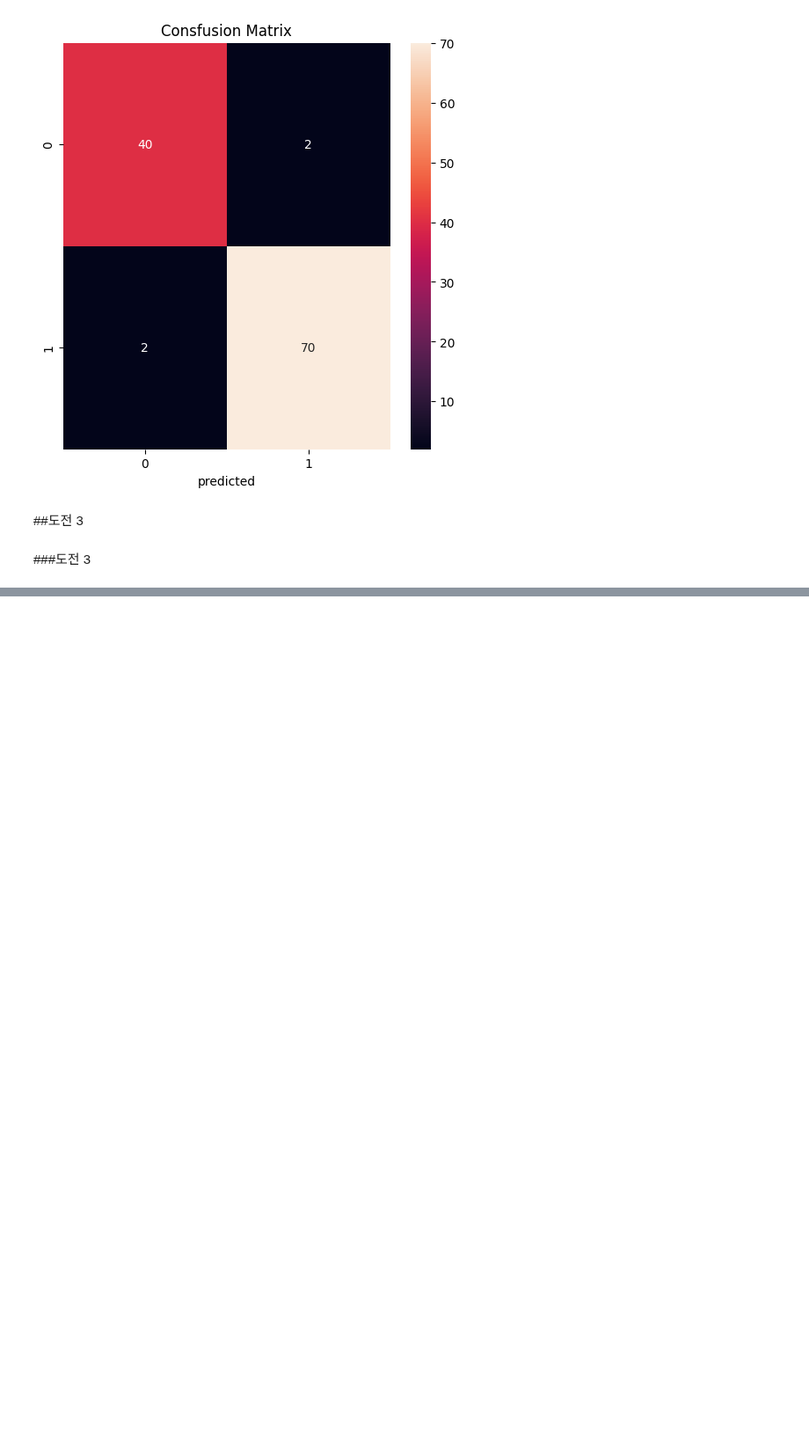
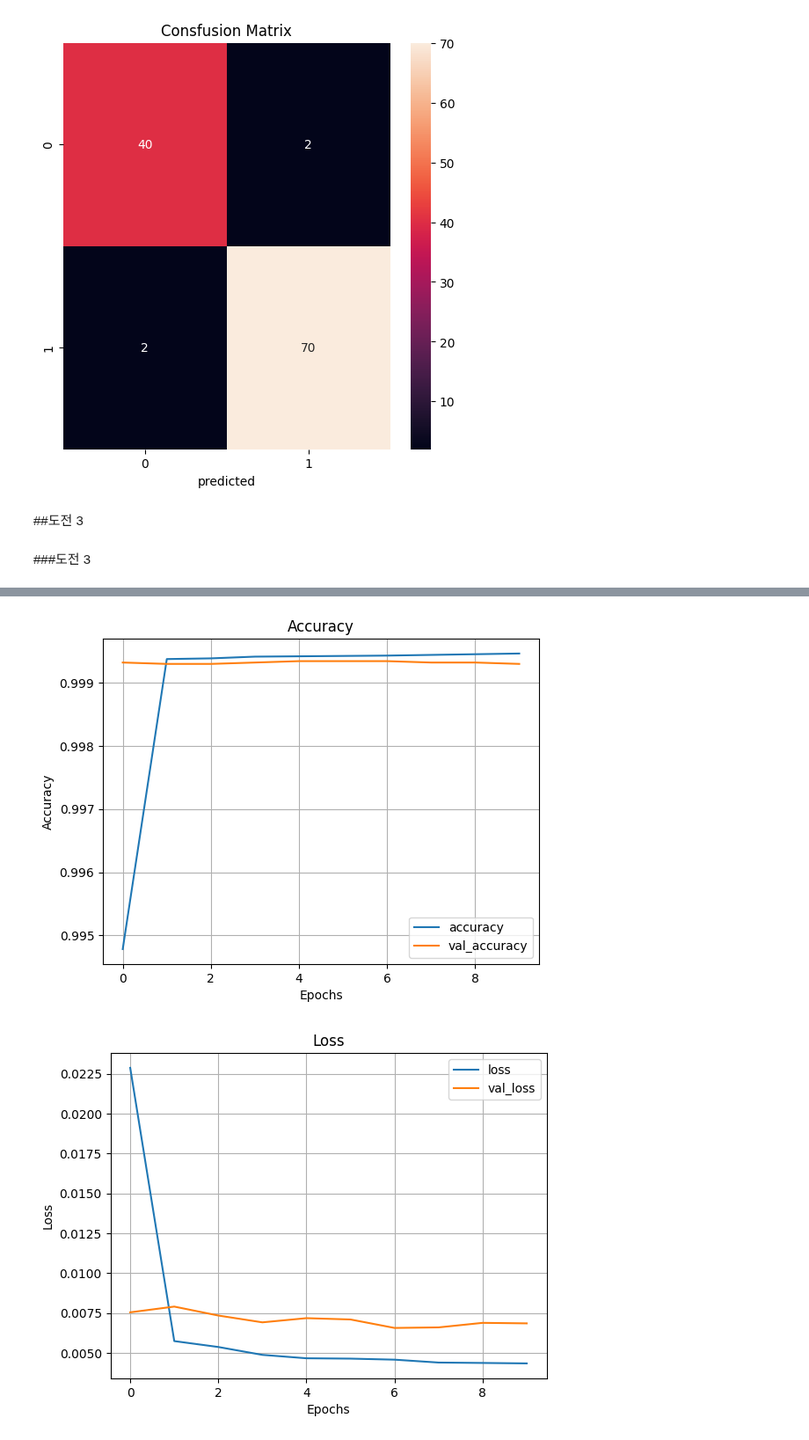
Before and after one commit to ch21an/my-first-repository, a Jupyter notebook: Activation_Loss_Optimizer.ipynb, the cells around one changed output, grey strips where cells are left out. Shown at 88% size. Cells and saved outputs as stored; diff of their text form; code cells hidden in the pictures; blank space fills up the shorter version.

```diff
--- a/Activation_Loss_Optimizer.ipynb
+++ b/Activation_Loss_Optimizer.ipynb
@@ -969,2 +1044,3 @@ ValueError: Found input variables with inconsistent numbers of samples: [227845,
 # %%
 # 모델 학습 - epoch, 검증데이터 넣기
+hist1=model1.fit(X_train, y_train, epochs=10, validation_data=(X_validation,y_validation))
@@ -972,0 +1068,68 @@ ValueError: Found input variables with inconsistent numbers of samples: [227845,
+# %%
+# 모델 평가 - accuracy, recall, loss, precision 그래프 모두 그리기 + 혼동행렬
+
+## 모델 평가 - test 데이터
+
+model1.evaluate(X_test, y_test)
+
+import matplotlib.pyplot as plt
+## accuracy 그래프
+plt.title('Accuracy')
+plt.plot(hist1.history['accuracy'],label='accuracy')
+plt.plot(hist1.history['val_accuracy'], label='val_accuracy')
+plt.xlabel('Epochs')
+plt.ylabel('Accuracy')
+plt.grid()
+plt.legend(loc='best') #이렇게 하던가, 아니면 legend()라고만 쓰면 됨. ->legend('best')로 쓰면 best 알파벳 하나하나를 라벨이름으로 인식함
+
+plt.show()
+
+## loss 그래프
+plt.title('Loss')
+plt.plot(hist1.history['loss'],label='loss')
+plt.plot(hist1.history['val_loss'], label='val_loss')
+plt.xlabel('Epochs')
+plt.ylabel('Loss')
+plt.grid()
+plt.legend(loc='best')
+
+plt.show()
+
+## recall 그래프
+plt.title('Recall')
+plt.plot(hist1.history['recall'],label='recall')
+plt.plot(hist1.history['val_recall'], label='val_recall')
+plt.plot(hist1.history['rcall_fraud'], label='recall_fraud') #여기도 하나더 추가
+plt.xlabel('Epochs')
+plt.ylabel('Recall')
+plt.grid()
+plt.legend(loc='best')
+
+plt.show()
+
+## precision 그래프
+plt.title('Precision')
+plt.plot(hist1.history['precision'],label='precision')
+plt.plot(hist1.history['val_precision'], label='val_precision')
+plt.xlabel('Epochs')
+plt.ylabel('Precision')
+plt.grid()
+plt.legend(loc='best')
+
+plt.show()
+
+## 혼동행렬
+from sklearn.metrics import confusion_matrix
+import seaborn as sns
+
+predicted_value=model1.predict(X_test)
+cm=confusion_matrix(np.argmax(y_test,axis=-1),np.argmax(predicted_value,axis=-1)) # 처음에 축 방향 안씀.
+
+# 하나의 데이터마다 출력으로 하나의 배열이 나와서, 여러 데이터의 출력을 모으면 2차원 행렬처럼 나옴.
+#딥러닝에서는 출력으로 배열이 합쳐진 행렬처럼 나올때, (데이터 개수[행], 클래스 개수[열])로 표현.
+# 모델의 출력값으로 나오는 배열과 모델의 처음 데이터에 있는 정답 배열의 형태는 다르다.
+# 출력으로 나오는 배열은 클래스 갯수에 따라 차원이 정해짐{여기서는 (데이터 갯수,2)}, 처음 정답 배열은 원핫 인코딩하기전엔 1차원 배열임(데이터 갯수, ).
+# 딥러닝에서는 차원을 가장 바깥에서부터 센다. 차원에 상관없이 클래스별 확률값은 항상 마지막 차원에 (배열의 마지막 요소) 남는다. 그래서 axis=-1이라 쓰면 항상 클래스 차원을 가리킴.
+sns.heatmap(cm, fmt='d',annot=True)
+plt.show()
+# %% [output]
@@ -972,0 +1137,2 @@ ValueError: Found input variables with inconsistent numbers of samples: [227845,
+[figure, added]
+[figure, added]
```
Also changed, not shown: parts of 12 cells of this notebook.
